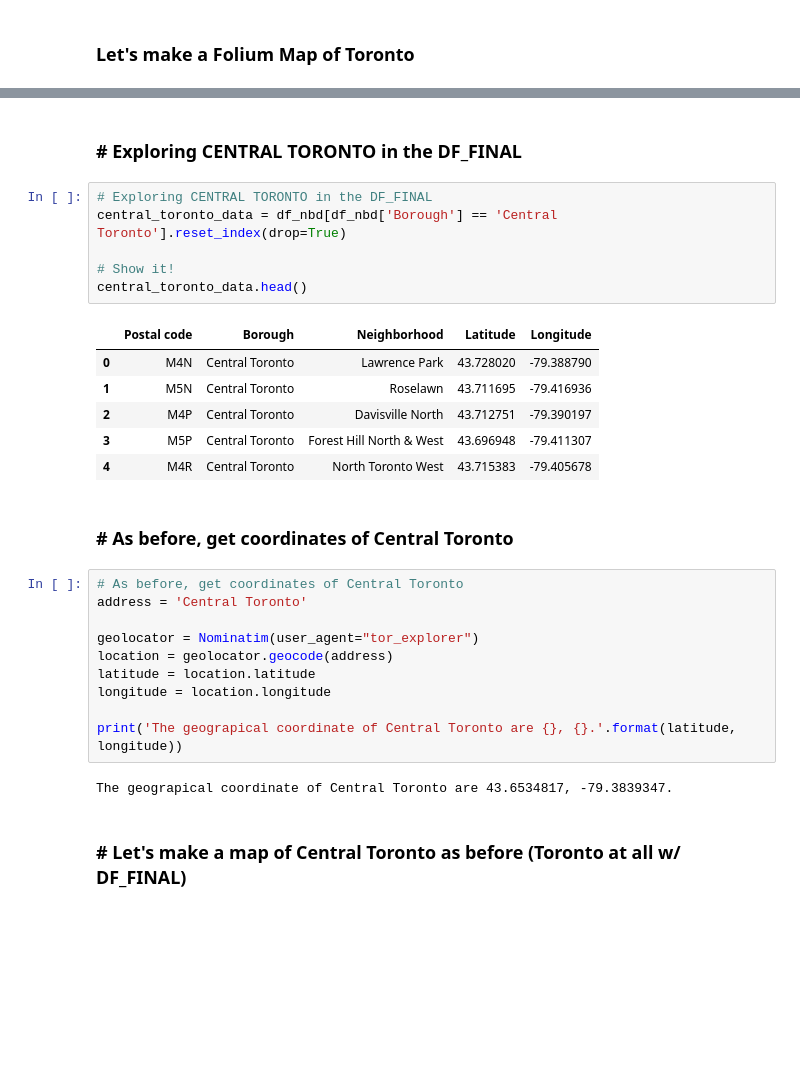
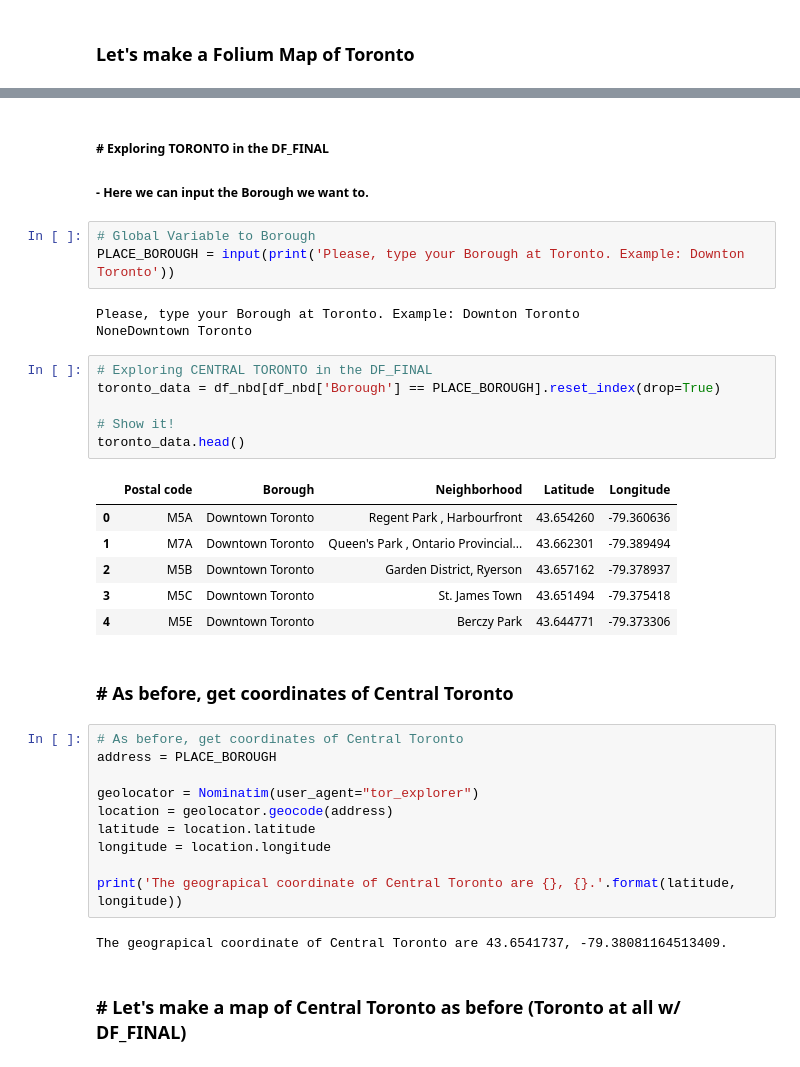
Before and after one commit to GuiZZ/Coursera_Capstone, a Jupyter notebook: Coursera_Capstone.ipynb, the cells around one changed output, grey strips where cells are left out. Drawn from its saved outputs; the diff is of its cells as text; blank space fills up the shorter version.

Commit message:
Published from Watson Studio. This is the final version. Tested with 'Downtown Toronto'.

```diff
--- a/Coursera_Capstone.ipynb
+++ b/Coursera_Capstone.ipynb
@@ -224,25 +224,32 @@ map_toronto
 # %% [output]
 [interactive output not drawn]
 # %% [markdown]
-<h3># Exploring CENTRAL TORONTO in the DF_FINAL
+<h5># Exploring TORONTO in the DF_FINAL
+    <h5><b> - Here we can input the Borough we want to.
+# %%
+# Global Variable to Borough
+PLACE_BOROUGH = input(print('Please, type your Borough at Toronto. Example: Downton Toronto'))
+# %% [output]
+Please, type your Borough at Toronto. Example: Downton Toronto
+NoneDowntown Toronto
 # %%
 # Exploring CENTRAL TORONTO in the DF_FINAL
-central_toronto_data = df_nbd[df_nbd['Borough'] == 'Central Toronto'].reset_index(drop=True)
+toronto_data = df_nbd[df_nbd['Borough'] == PLACE_BOROUGH].reset_index(drop=True)
 
 # Show it!
-central_toronto_data.head()
+toronto_data.head()
 # %% [output]
 |  | Postal code | Borough | Neighborhood | Latitude | Longitude |
-| 0 | M4N | Central Toronto | Lawrence Park | 43.728020 | -79.388790 |
-| 1 | M5N | Central Toronto | Roselawn | 43.711695 | -79.416936 |
-| 2 | M4P | Central Toronto | Davisville North | 43.712751 | -79.390197 |
-| 3 | M5P | Central Toronto | Forest Hill North & West | 43.696948 | -79.411307 |
-| 4 | M4R | Central Toronto | North Toronto West | 43.715383 | -79.405678 |
+| 0 | M5A | Downtown Toronto | Regent Park , Harbourfront | 43.654260 | -79.360636 |
+| 1 | M7A | Downtown Toronto | Queen's Park , Ontario Provincial... | 43.662301 | -79.389494 |
+| 2 | M5B | Downtown Toronto | Garden District, Ryerson | 43.657162 | -79.378937 |
+| 3 | M5C | Downtown Toronto | St. James Town | 43.651494 | -79.375418 |
+| 4 | M5E | Downtown Toronto | Berczy Park | 43.644771 | -79.373306 |
 # %% [markdown]
 <h3># As before, get coordinates of Central Toronto
 # %%
 # As before, get coordinates of Central Toronto
-address = 'Central Toronto'
+address = PLACE_BOROUGH
 
 geolocator = Nominatim(user_agent="tor_explorer")
 location = geolocator.geocode(address)
@@ -251,7 +258,7 @@ longitude = location.longitude
 
 print('The geograpical coordinate of Central Toronto are {}, {}.'.format(latitude, longitude))
 # %% [output]
-The geograpical coordinate of Central Toronto are 43.6534817, -79.3839347.
+The geograpical coordinate of Central Toronto are 43.6541737, -79.38081164513409.
 # %% [markdown]
 <h3># Let's make a map of Central Toronto as before (Toronto at all w/ DF_FINAL)
 # %%
```
Also changed, not shown: parts of 31 cells of this notebook.
